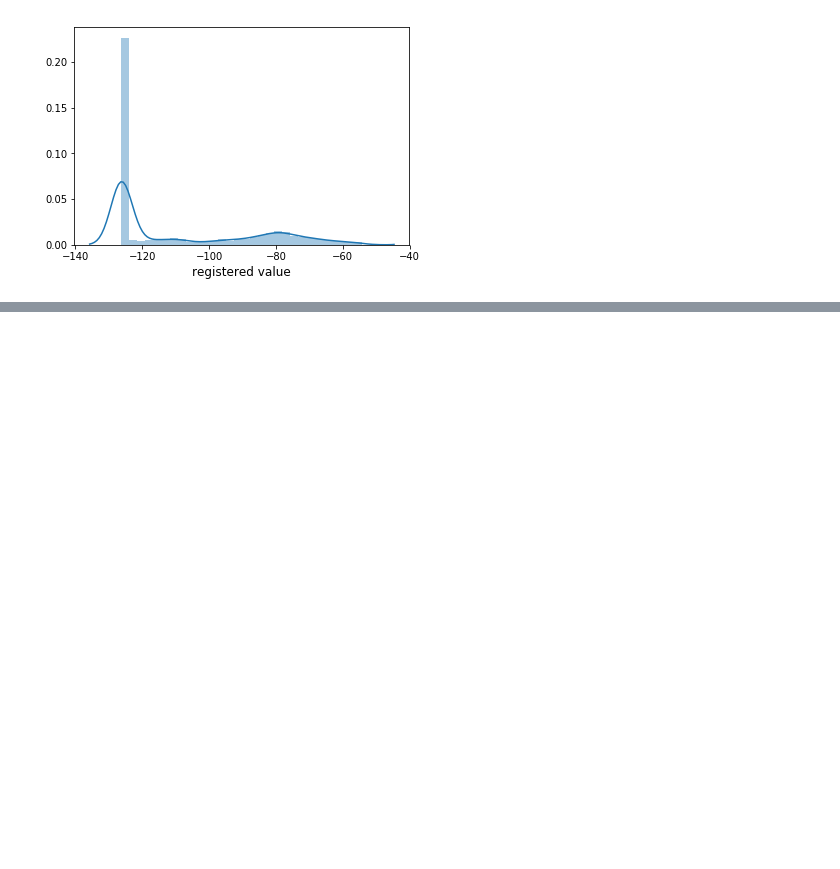
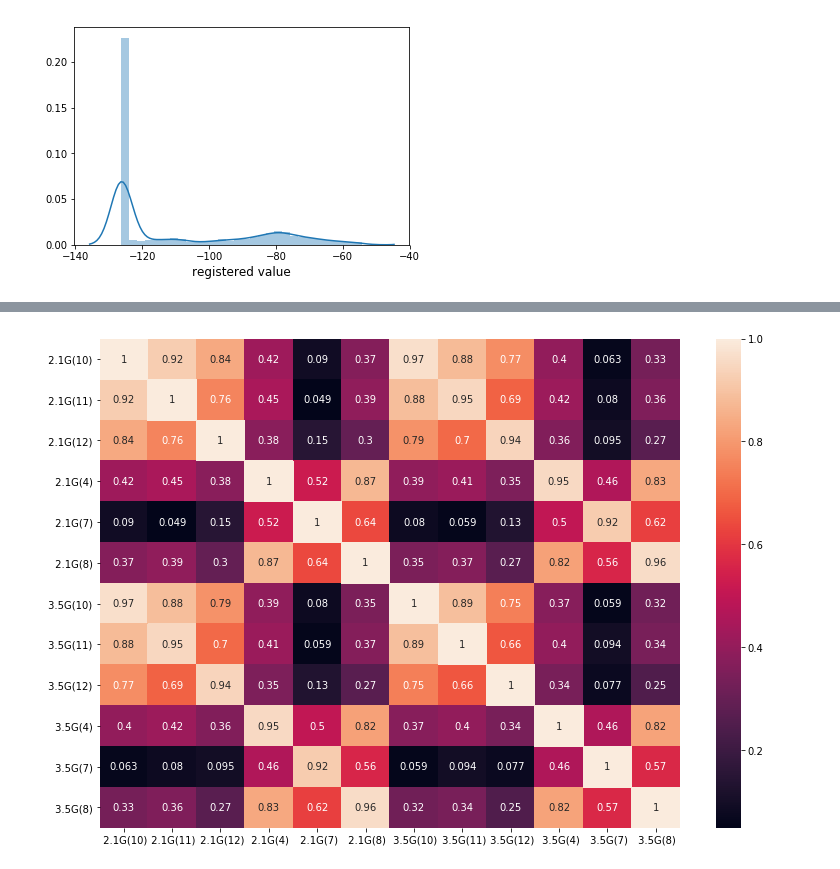
Before and after one commit to LeeMax117/RSRP_Model, a Jupyter notebook: data_explore.ipynb, the cells around one changed output, grey strips where cells are left out. Saved outputs shown, nothing was run; the diff lists cells and outputs as text; code cells hidden in the pictures; blank space fills up the shorter version.

```diff
--- a/data_explore.ipynb
+++ b/data_explore.ipynb
@@ -110,0 +140,5 @@ TypeError: subplots() takes from 0 to 7 positional arguments but 8 were given
+# %%
+feature = train_data.copy()
+del feature['x']
+del feature[' y']
+feature.head()
@@ -110,0 +152,4 @@ TypeError: subplots() takes from 0 to 7 positional arguments but 8 were given
+# %%
+# Calculates pearson co-efficient for all combinations，通常认为相关系数大于0.5的为强相关
+data_corr = feature.corr().abs()
+data_corr[data_corr > 0.5]
@@ -110,0 +170,11 @@ TypeError: subplots() takes from 0 to 7 positional arguments but 8 were given
+# %%
+plt.subplots(figsize=(13, 9))
+sns.heatmap(data_corr,annot=True)
+
+# Mask unimportant features
+sns.heatmap(data_corr, mask=data_corr < 1, cbar=False)
+
+plt.savefig('house_coor.png' )
+plt.show()
+# %% [output]
+[figure, added]
```
Also changed, not shown: parts of 12 cells of this notebook.
